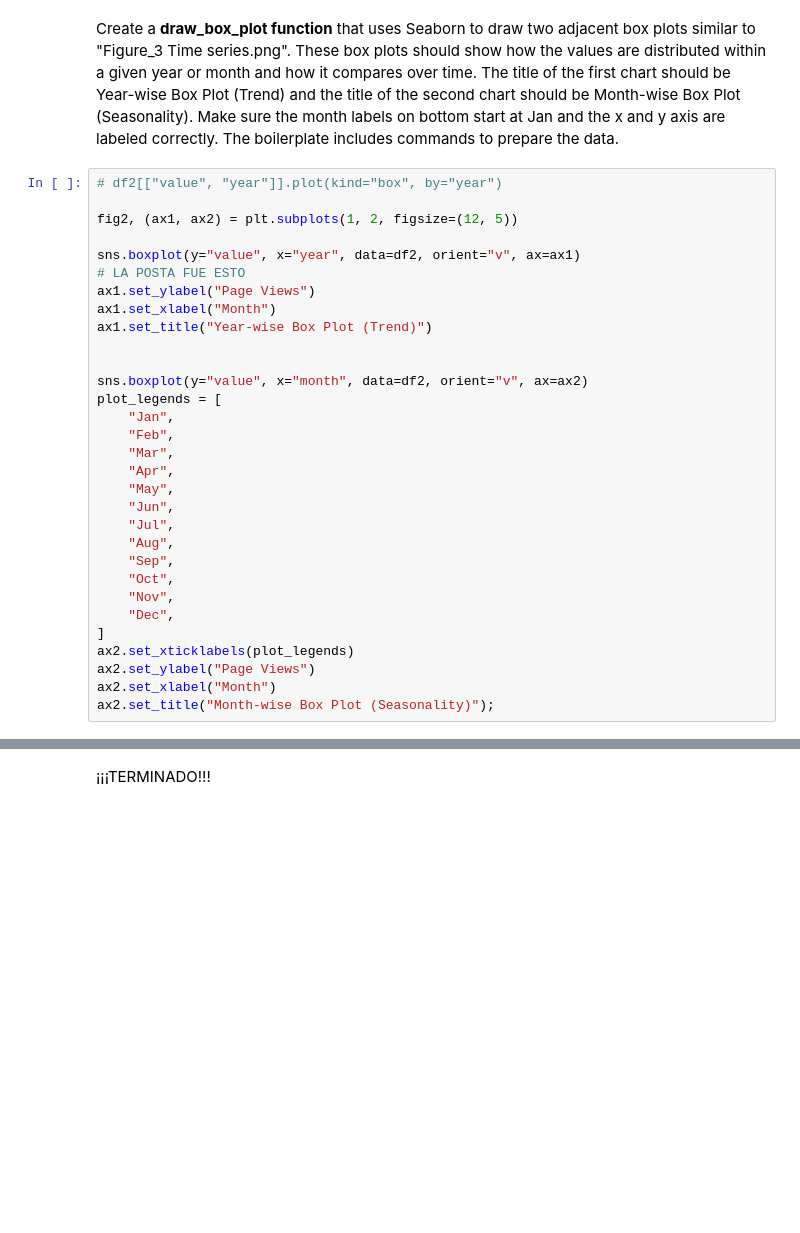
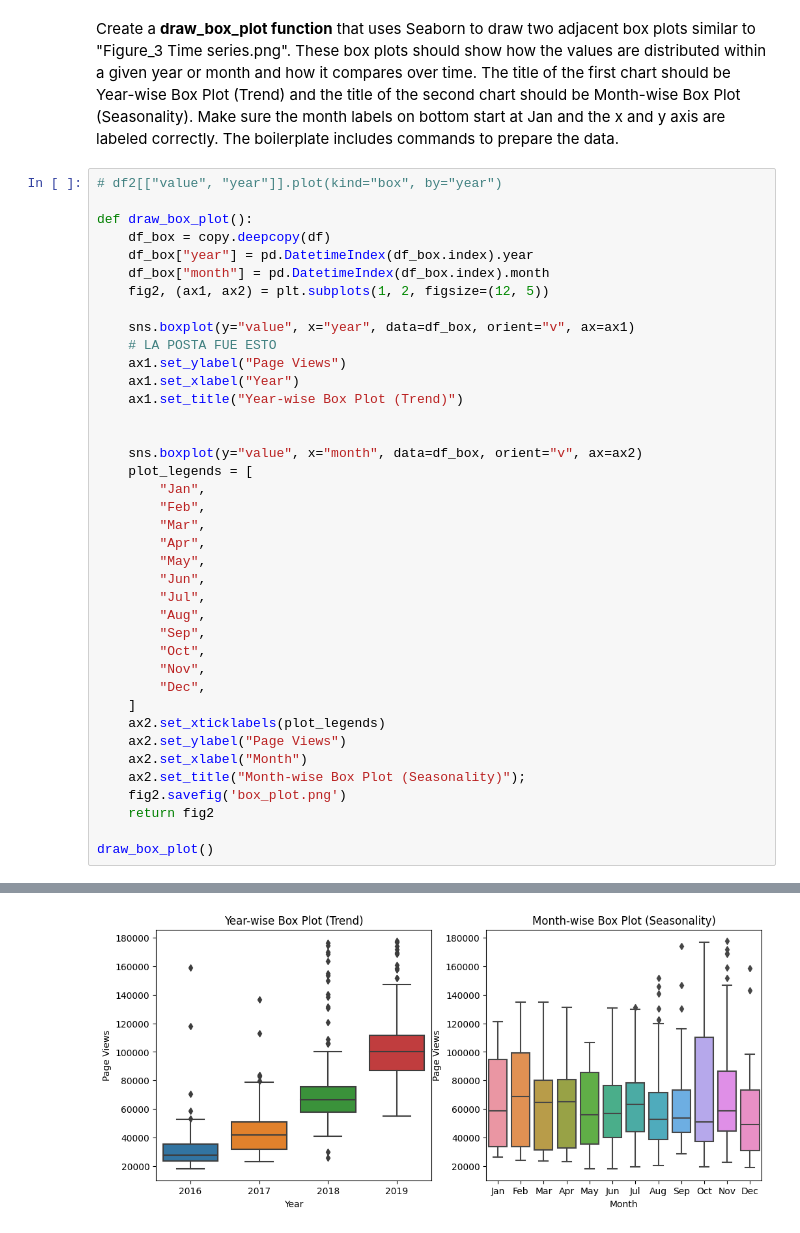
Before and after one commit to Adrieto/DataScience, a Jupyter notebook: FCC Projects - Data Analysis With Python/Page Views.ipynb, the cells around one changed output, grey strips where cells are left out. Drawn from its saved outputs; the diff is of its cells as text; blank space fills up the shorter version.

Commit message:
todos los proyectos de Data Science Listos

```diff
--- a/FCC Projects - Data Analysis With Python/Page Views.ipynb
+++ b/FCC Projects - Data Analysis With Python/Page Views.ipynb
@@ -125,35 +150,42 @@ Create a **draw_box_plot function** that uses Seaborn to draw two adjacent box p
 # %%
 # df2[["value", "year"]].plot(kind="box", by="year")
 
-fig2, (ax1, ax2) = plt.subplots(1, 2, figsize=(12, 5))
+def draw_box_plot():
+    df_box = copy.deepcopy(df)
+    df_box["year"] = pd.DatetimeIndex(df_box.index).year
+    df_box["month"] = pd.DatetimeIndex(df_box.index).month
+    fig2, (ax1, ax2) = plt.subplots(1, 2, figsize=(12, 5))
 
-sns.boxplot(y="value", x="year", data=df2, orient="v", ax=ax1)
-# LA POSTA FUE ESTO
-ax1.set_ylabel("Page Views")
-ax1.set_xlabel("Month")
-ax1.set_title("Year-wise Box Plot (Trend)")
+    sns.boxplot(y="value", x="year", data=df_box, orient="v", ax=ax1)
+    # LA POSTA FUE ESTO
+    ax1.set_ylabel("Page Views")
+    ax1.set_xlabel("Year")
+    ax1.set_title("Year-wise Box Plot (Trend)")
 
 
-sns.boxplot(y="value", x="month", data=df2, orient="v", ax=ax2)
-plot_legends = [
-    "Jan",
-    "Feb",
-    "Mar",
-    "Apr",
-    "May",
-    "Jun",
-    "Jul",
-    "Aug",
-    "Sep",
-    "Oct",
-    "Nov",
-    "Dec",
-]
-ax2.set_xticklabels(plot_legends)
-ax2.set_ylabel("Page Views")
-ax2.set_xlabel("Month")
-ax2.set_title("Month-wise Box Plot (Seasonality)");
+    sns.boxplot(y="value", x="month", data=df_box, orient="v", ax=ax2)
+    plot_legends = [
+        "Jan",
+        "Feb",
+        "Mar",
+        "Apr",
+        "May",
+        "Jun",
+        "Jul",
+        "Aug",
+        "Sep",
+        "Oct",
+        "Nov",
+        "Dec",
+    ]
+    ax2.set_xticklabels(plot_legends)
+    ax2.set_ylabel("Page Views")
+    ax2.set_xlabel("Month")
+    ax2.set_title("Month-wise Box Plot (Seasonality)");
+    fig2.savefig('box_plot.png')
+    return fig2
+
+draw_box_plot()
 # %% [output]
 [figure]
+[figure, added]
-# %% [markdown]
-¡¡¡TERMINADO!!!
```
Also changed, not shown: parts of 6 cells of this notebook, 5 other files.
